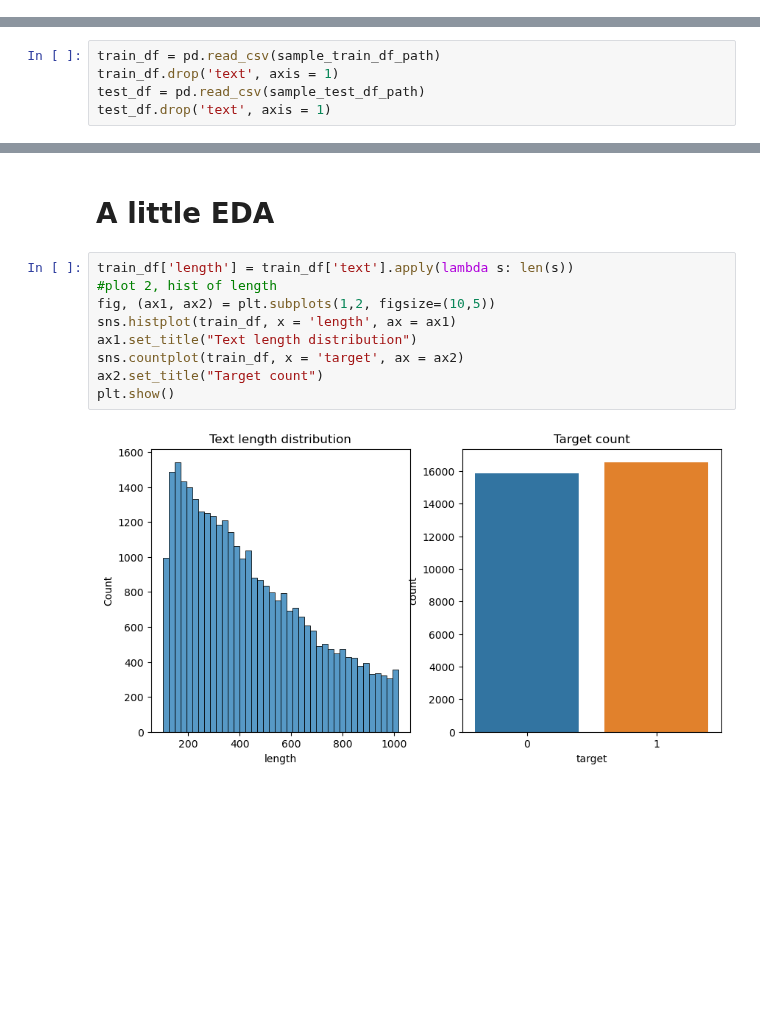
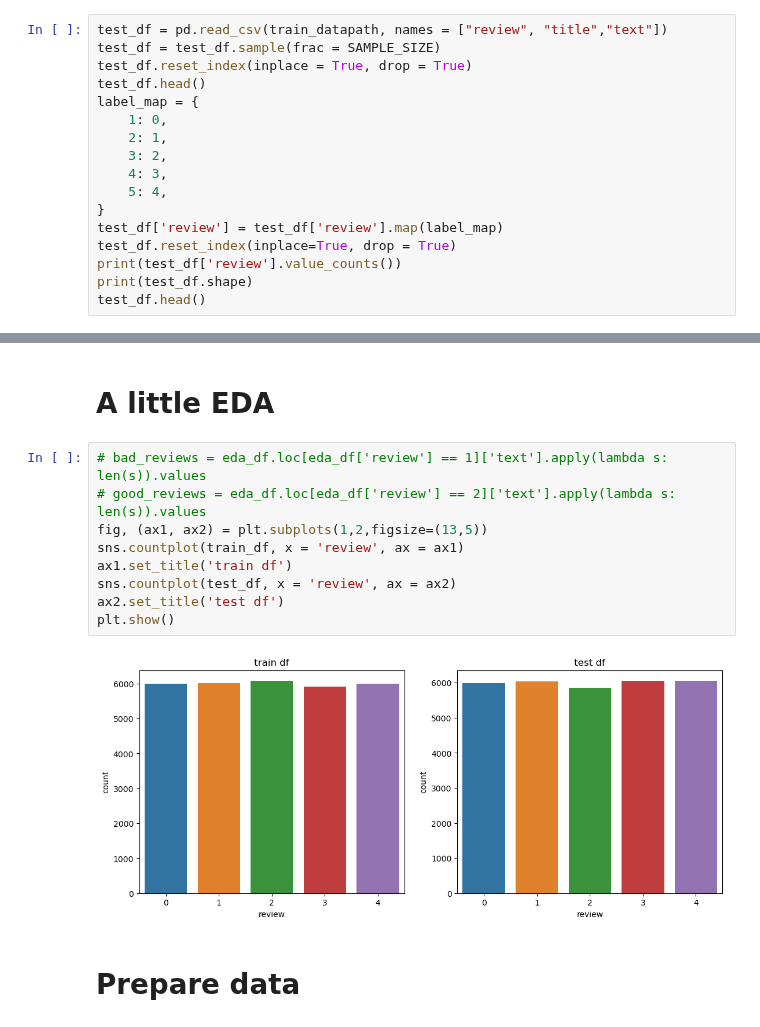
Before and after one commit to jameskn30/NLP_RNN, a Jupyter notebook: UB DL/final/process_amazon_full.ipynb, the cells around one changed output, grey strips where cells are left out. Cells and saved outputs as stored; diff of their text form; blank space fills up the shorter version.

Commit message:
working on amazon multil-label

```diff
--- a/UB DL/final/process_amazon_full.ipynb
+++ b/UB DL/final/process_amazon_full.ipynb
@@ -73,0 +94,17 @@ b"__label__2 Remember, Pull Your Jaw Off The Floor After Hearing it: If you've p
+# %%
+test_df = pd.read_csv(train_datapath, names = ["review", "title","text"])
+test_df = test_df.sample(frac = SAMPLE_SIZE)
+test_df.reset_index(inplace = True, drop = True)
+test_df.head()
+label_map = {
+    1: 0,
+    2: 1,
+    3: 2,
+    4: 3,
+    5: 4,
+}
+test_df['review'] = test_df['review'].map(label_map)
+test_df.reset_index(inplace=True, drop = True)
+print(test_df['review'].value_counts())
+print(test_df.shape)
+test_df.head()
@@ -203,5 +204,0 @@ Name: count, dtype: int64
-# %%
-train_df = pd.read_csv(sample_train_df_path)
-train_df.drop('text', axis = 1)
-test_df = pd.read_csv(sample_test_df_path)
-test_df.drop('text', axis = 1)
@@ -246,13 +234,15 @@ test_df.head()
 # %% [markdown]
 # A little EDA
 # %%
-train_df['length'] = train_df['text'].apply(lambda s: len(s))
-#plot 2, hist of length
-fig, (ax1, ax2) = plt.subplots(1,2, figsize=(10,5))
-sns.histplot(train_df, x = 'length', ax = ax1)
-ax1.set_title("Text length distribution")
-sns.countplot(train_df, x = 'target', ax = ax2)
-ax2.set_title("Target count")
+# bad_reviews = eda_df.loc[eda_df['review'] == 1]['text'].apply(lambda s: len(s)).values
+# good_reviews = eda_df.loc[eda_df['review'] == 2]['text'].apply(lambda s: len(s)).values
+fig, (ax1, ax2) = plt.subplots(1,2,figsize=(13,5))
+sns.countplot(train_df, x = 'review', ax = ax1)
+ax1.set_title('train df')
+sns.countplot(test_df, x = 'review', ax = ax2)
+ax2.set_title('test df')
 plt.show()
 # %% [output]
-[figure, old version]
+[figure, new version]
+# %% [markdown]
+# Prepare data
```
Also changed, not shown: parts of 21 cells of this notebook.
